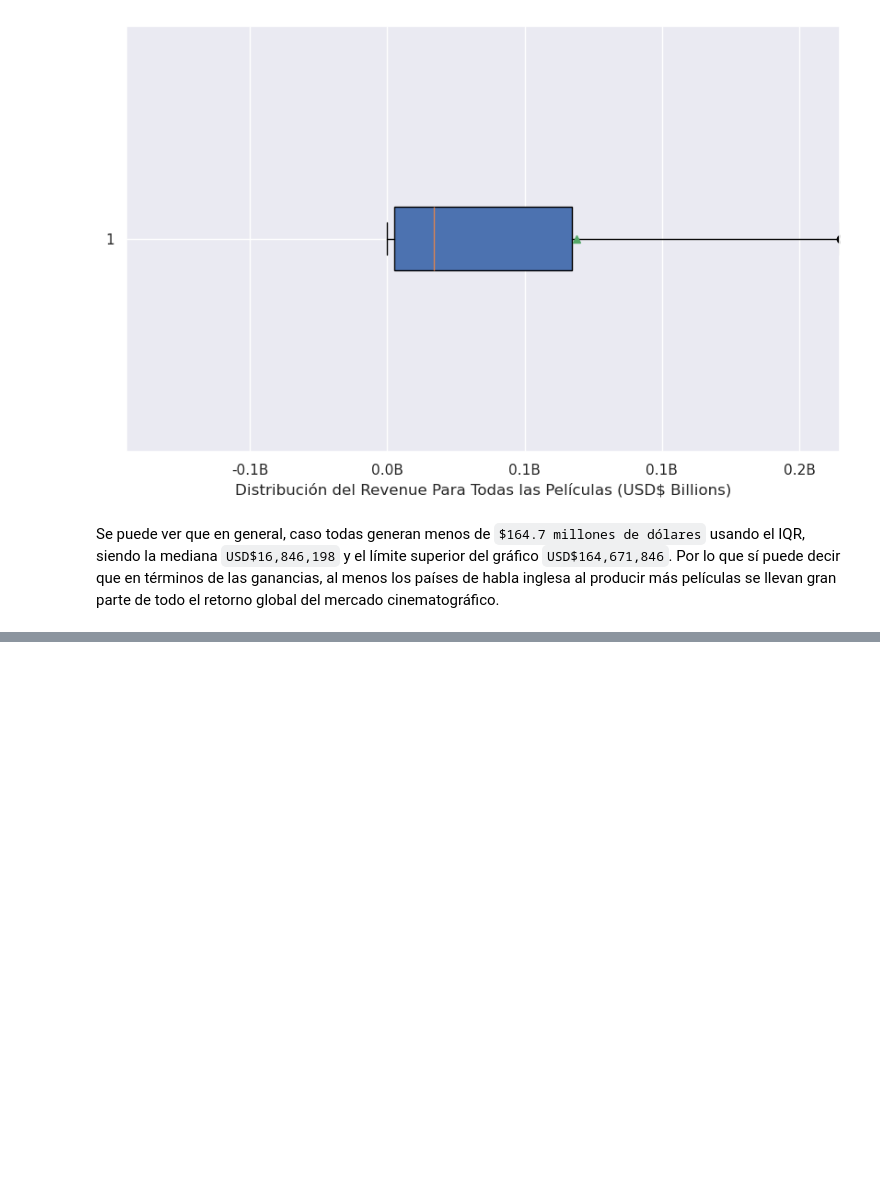
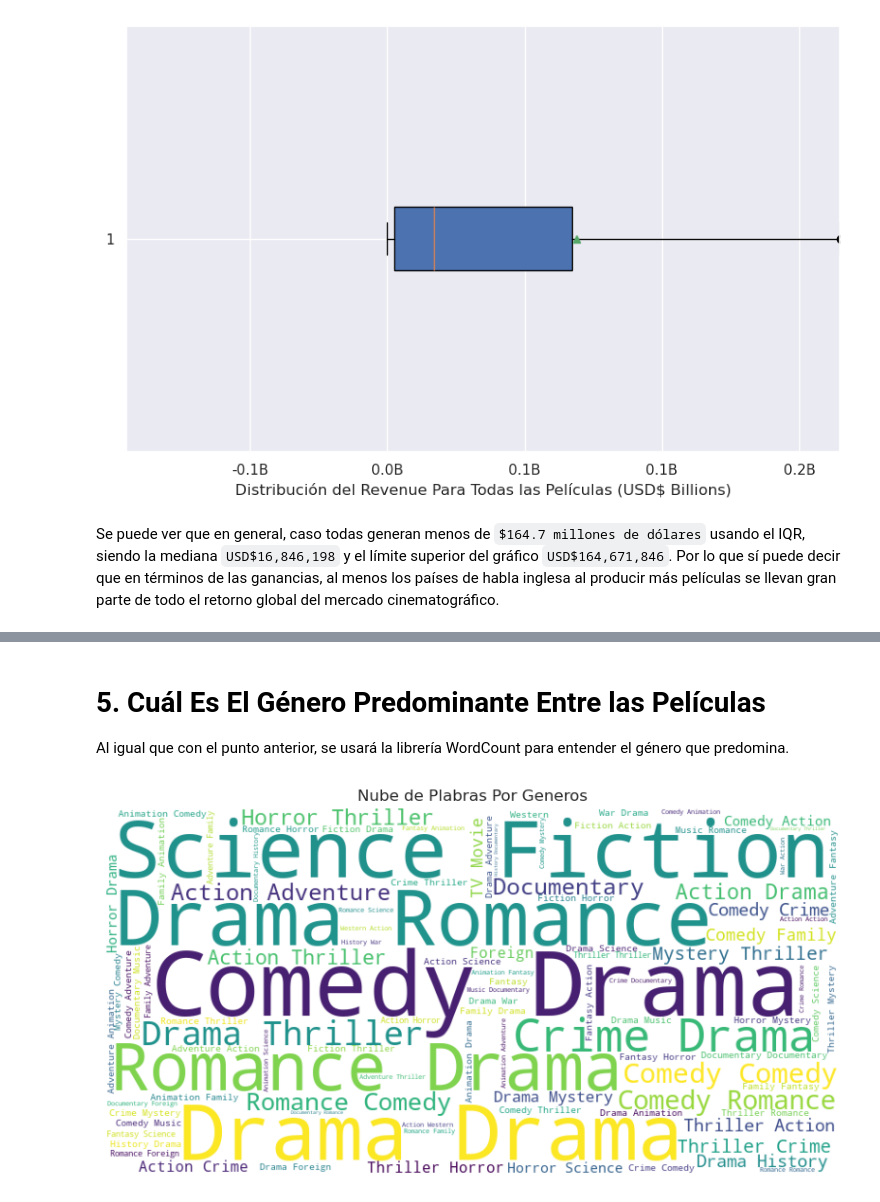
Before and after one commit to dnewbie25/Movie-Recommender-App, a Jupyter notebook: Machine Learning Model/Movies_Analysis.ipynb, the cells around one changed output, grey strips where cells are left out. Drawn from its saved outputs; the diff is of its cells as text; code cells hidden in the pictures; blank space fills up the shorter version.

```diff
--- a/Machine Learning Model/Movies_Analysis.ipynb
+++ b/Machine Learning Model/Movies_Analysis.ipynb
@@ -236,0 +276,21 @@ Se puede ver que en general, caso todas generan menos de `$164.7 millones de dó
+# %% [markdown]
+# 5. Cuál Es El Género Predominante Entre las Películas
+
+Al igual que con el punto anterior, se usará la librería WordCount para entender el género que predomina.
+# %%
+# Esta corresponde a la nube de palabras para los generos, la cual debe desanidarse primero
+genres_text = genres.apply(lambda x: ast.literal_eval(x) if pd.notna(x) else x)
+genres_text_unnested = []
+for key in genres_text:
+  genres_text_unnested.append(' '.join(key))
+genres_text_string = ' '.join(genres_text_unnested)
+
+word_cloud_genres = WordCloud(stopwords=stopwords, max_words=100, background_color="white", width=800, height=400).generate(genres_text_string)
+
+plt.figure(figsize=(10,10))
+plt.imshow(word_cloud_genres)
+plt.axis('off')
+plt.title('Nube de Plabras Por Generos')
+plt.show()
+# %% [output]
+[figure, added]
```
Also changed, not shown: parts of 7 cells of this notebook.
